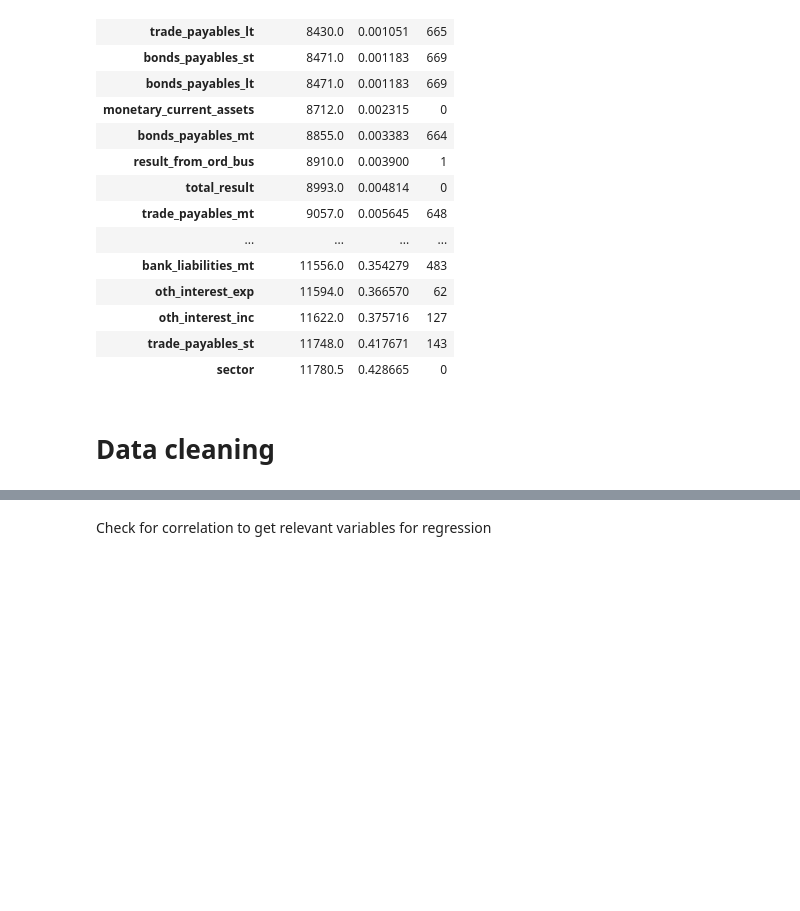
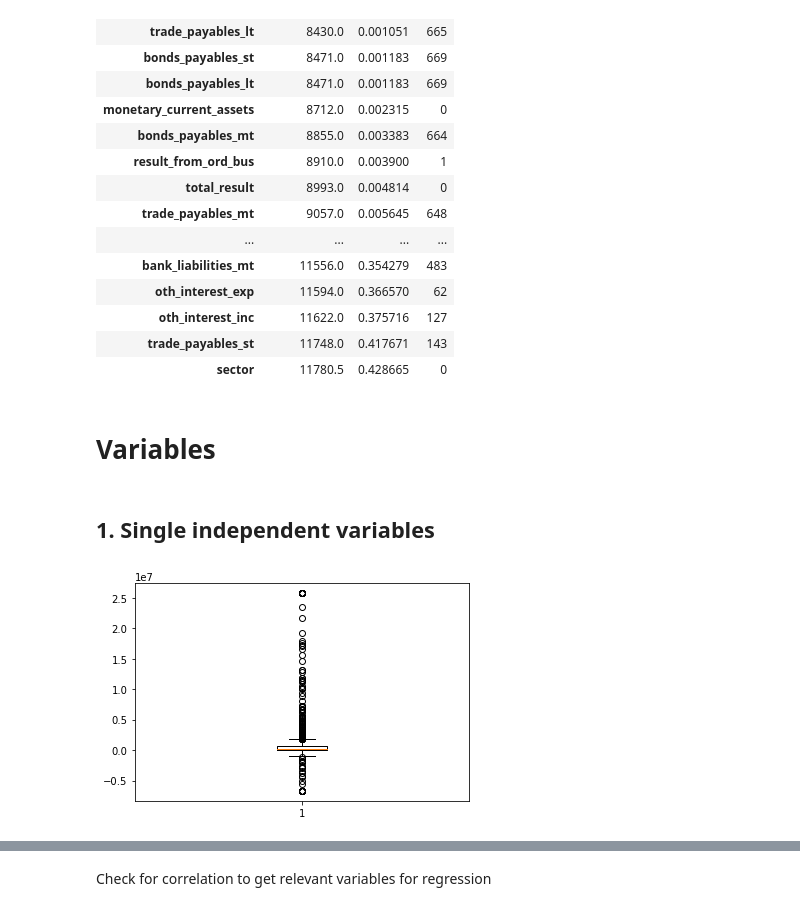
Before and after one commit to danIBK/SE_Risk_Management, a Jupyter notebook: Hello World.ipynb, the cells around one changed output, grey strips where cells are left out. Drawn from its saved outputs; the diff is of its cells as text; code cells hidden in the pictures; blank space fills up the shorter version.

```diff
--- a/Hello World.ipynb
+++ b/Hello World.ipynb
@@ -433,10 +421,18 @@ pd.DataFrame.from_dict(dictionary_mannu,orient="index",
 | oth_interest_inc | 11622.0 | 0.375716 | 127 |
 | trade_payables_st | 11748.0 | 0.417671 | 143 |
 | sector | 11780.5 | 0.428665 | 0 |
-# %% [markdown]
-# Data cleaning
+# %% [markdown]
+# Variables
 # %%
 # # drop companies with to many null columns
 df_train = df_train.loc[df_train["id"] != 'C_620']
 # --> das ist gar nicht gut, ich brauche hier einen loop der entweder alle comps mit mehr als x Spalten NaNs dropt
 # oder loop der alle corr Spalten checkt und wenn NaN dann drop comp
+# %% [markdown]
+## 1. Single independent variables
+# %%
+df_train['ebit'] = sci.stats.mstats.winsorize(tr['earn_from_op'], limits =[0.015, 0.015])
+plt.boxplot(df_train.ebit)
+plt.show()
+# %% [output]
+[figure, added]
```
Also changed, not shown: parts of 16 cells of this notebook.
